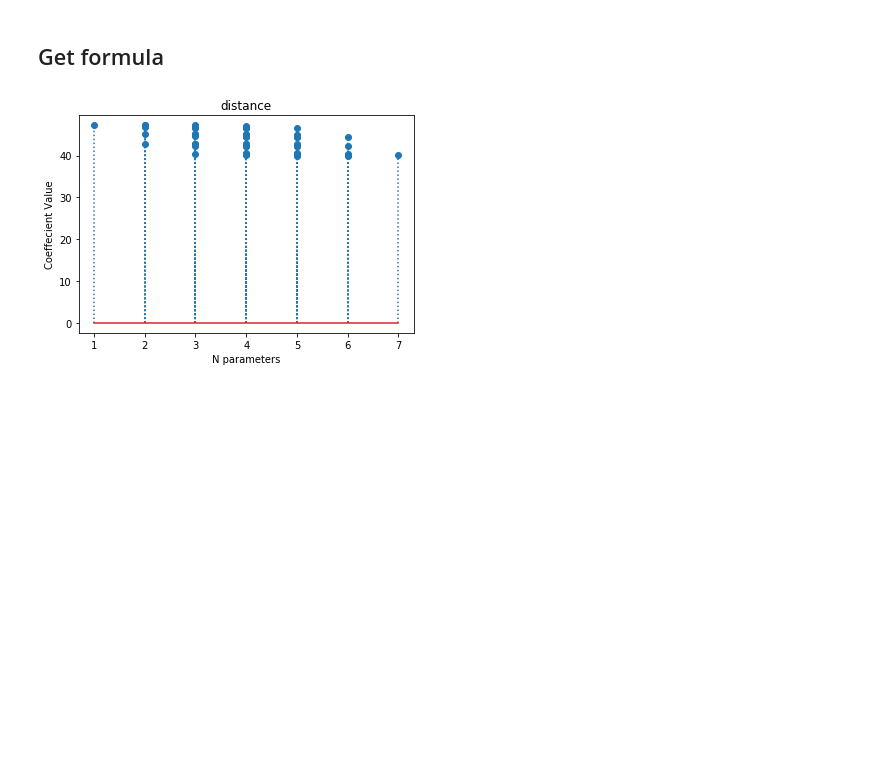
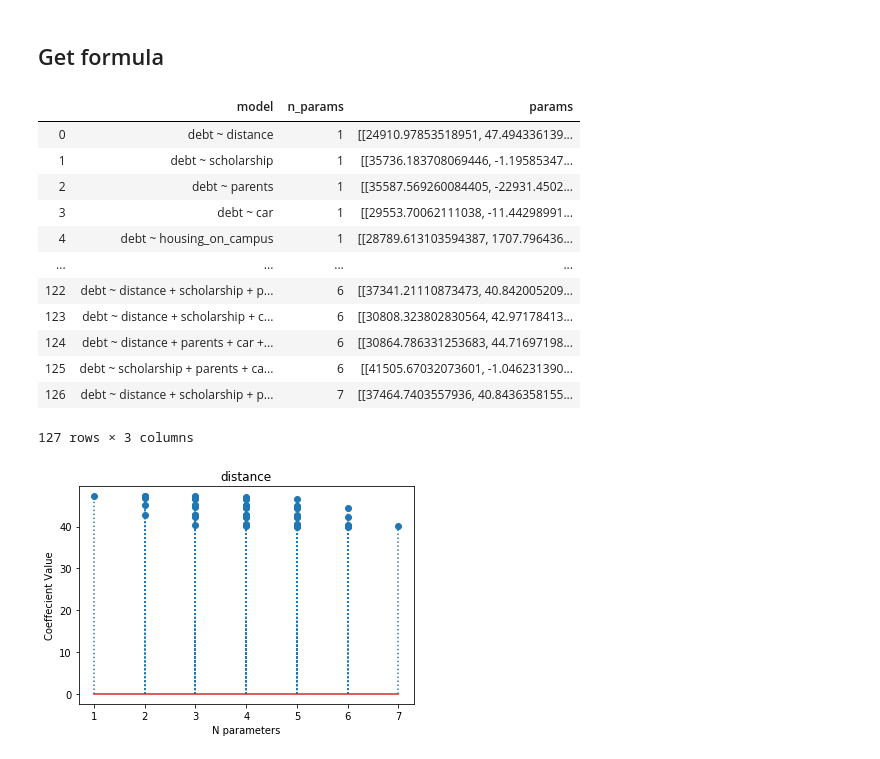
Before and after one commit to despresj/pythonChallenges, a Jupyter notebook: pandas/student_debt.ipynb, the cells around one changed output. Saved outputs shown, nothing was run; the diff lists cells and outputs as text; code cells hidden in the pictures; blank space fills up the shorter version.

```diff
--- a/pandas/student_debt.ipynb
+++ b/pandas/student_debt.ipynb
@@ -105,3 +107,22 @@ adj_r_df = pd.DataFrame({'model': formula_list,
+# %%
+adj_r_df = pd.DataFrame({'model': formula_list,
+                         'n_params': map(count_params, formula_list),
+                         'params': map(get_stats, formula_list)
+})
+# %% [output]
+|  | model | n_params | params |
+| 0 | debt ~ distance | 1 | [[24910.97853518951, 47.494336139... |
+| 1 | debt ~ scholarship | 1 | [[35736.183708069446, -1.19585347... |
+| 2 | debt ~ parents | 1 | [[35587.569260084405, -22931.4502... |
+| 3 | debt ~ car | 1 | [[29553.70062111038, -11.44298991... |
+| 4 | debt ~ housing_on_campus | 1 | [[28789.613103594387, 1707.796436... |
+| ... | ... | ... | ... |
+| 122 | debt ~ distance + scholarship + p... | 6 | [[37341.21110873473, 40.842005209... |
+| 123 | debt ~ distance + scholarship + c... | 6 | [[30808.323802830564, 42.97178413... |
+| 124 | debt ~ distance + parents + car +... | 6 | [[30864.786331253683, 44.71697198... |
+| 125 | debt ~ scholarship + parents + ca... | 6 | [[41505.67032073601, -1.046231390... |
+| 126 | debt ~ distance + scholarship + p... | 7 | [[37464.7403557936, 40.8436358155... |
+127 rows × 3 columns
 # %%
 coefs = pd.DataFrame(adj_r_df.coefs.tolist())
 model_results = pd.concat([adj_r_df.reset_index(drop=True), coefs], axis=1)
```
Also changed, not shown: parts of 2 cells of this notebook.
